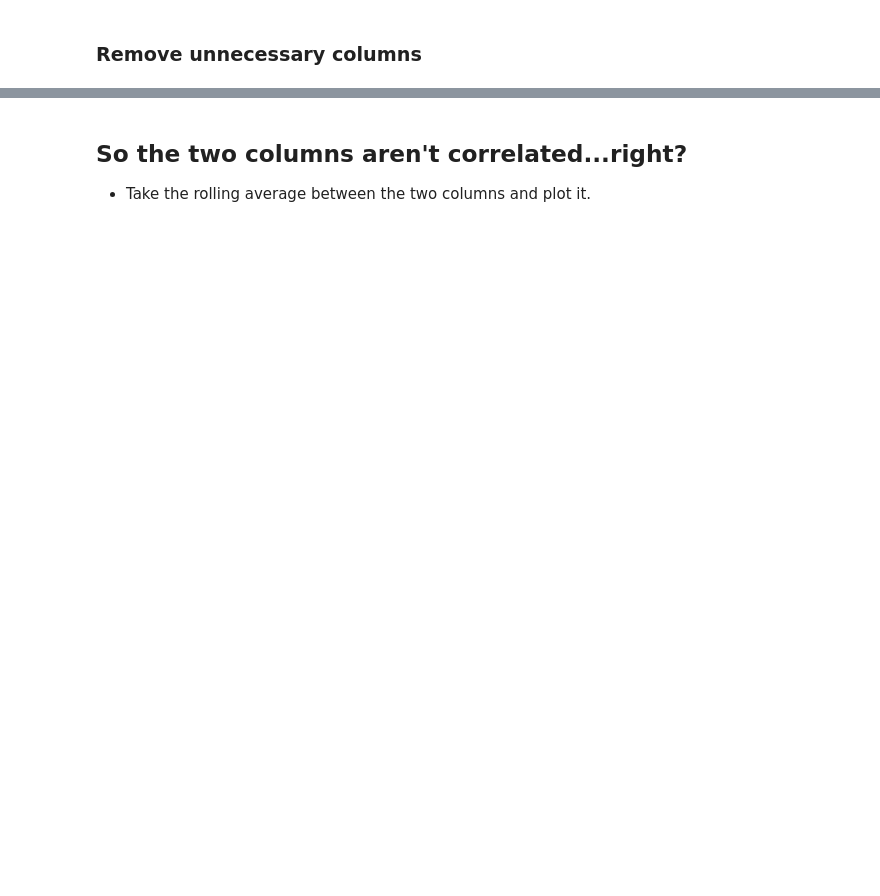
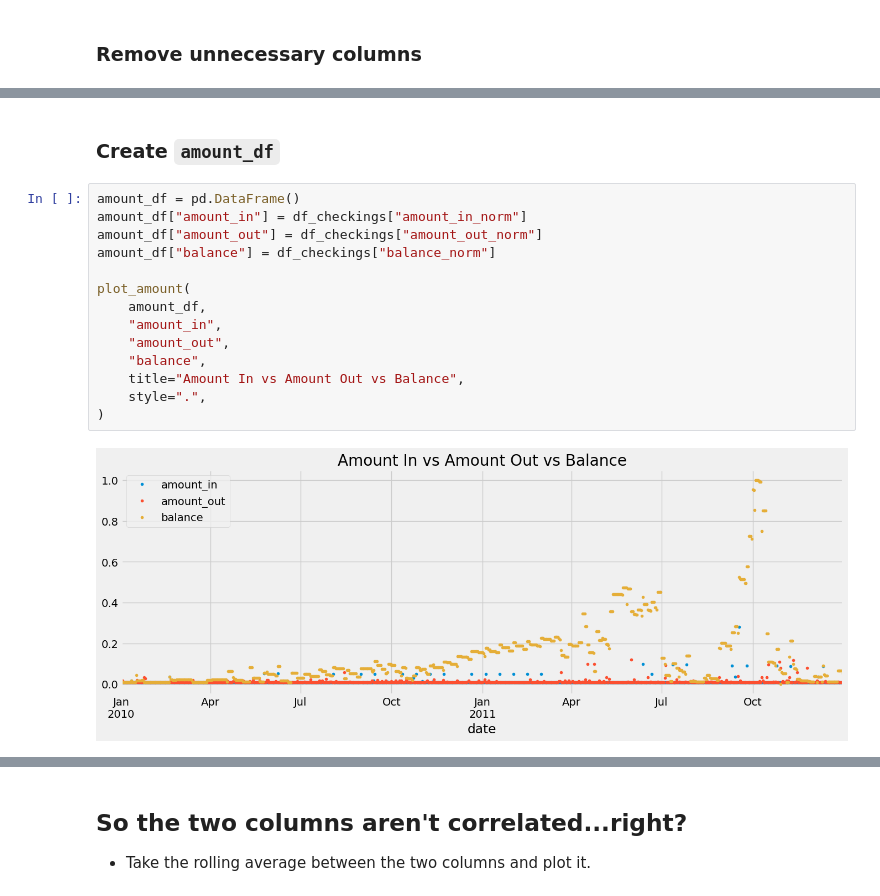
Before and after one commit to RoryGlenn/MachineLearning, a Jupyter notebook: lifestyle_inflation.ipynb, the cells around one changed output, grey strips where cells are left out. Cells and saved outputs as stored; diff of their text form; blank space fills up the shorter version.

```diff
--- a/lifestyle_inflation.ipynb
+++ b/lifestyle_inflation.ipynb
@@ -97,0 +138,18 @@ plt.show()
+# %% [markdown]
+### Create `amount_df`
+# %%
+amount_df = pd.DataFrame()
+amount_df["amount_in"] = df_checkings["amount_in_norm"]
+amount_df["amount_out"] = df_checkings["amount_out_norm"]
+amount_df["balance"] = df_checkings["balance_norm"]
+
+plot_amount(
+    amount_df,
+    "amount_in",
+    "amount_out",
+    "balance",
+    title="Amount In vs Amount Out vs Balance",
+    style=".",
+)
+# %% [output]
+[figure, added]
```
Also changed, not shown: parts of 35 cells of this notebook, 3 other files.
